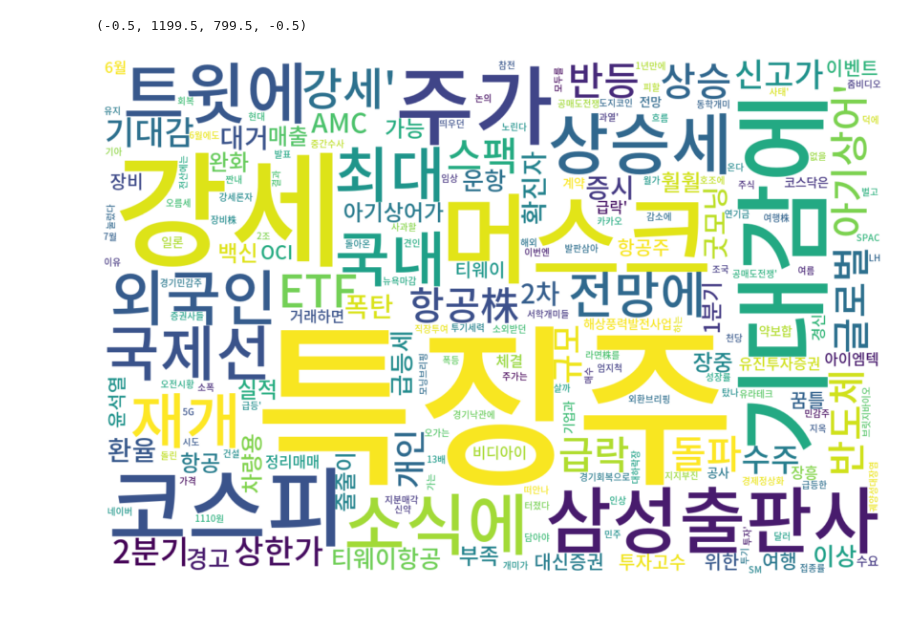
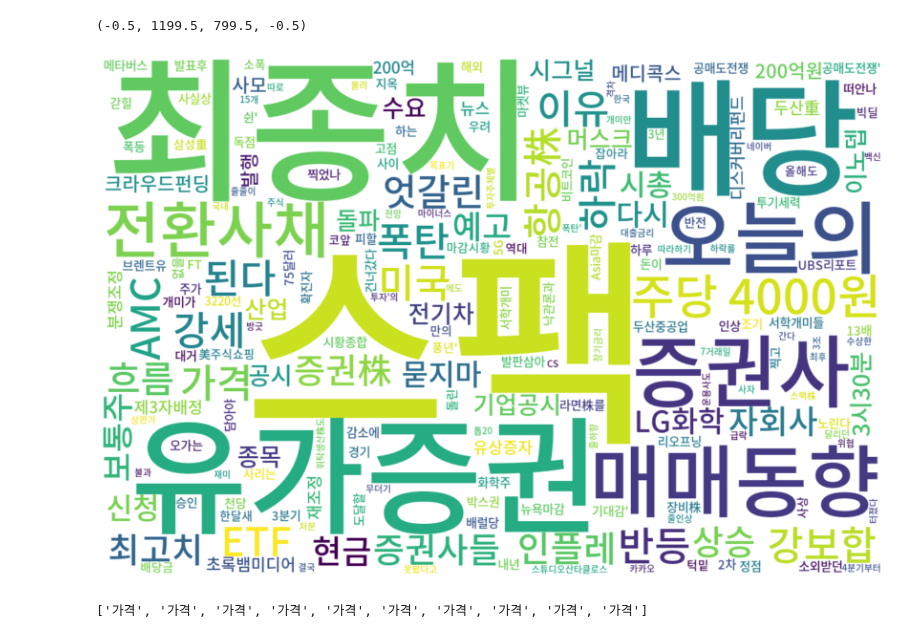
Before and after one commit to yeonghun00/stock-notes, a Jupyter notebook: News_Analysis.ipynb, the cells around one changed output. Cells and saved outputs as stored; diff of their text form; code cells hidden in the pictures.

```diff
--- a/News_Analysis.ipynb
+++ b/News_Analysis.ipynb
@@ -65,7 +61,7 @@ class News:
   # 채권 선물: 404
   # 공시 메모: 406
   # 환율: 429
-  def get_focus(self, page=1, code=403, date='1', ):
+  def get_focus(self, page=1, code=402, date='1', ):
     date = str(datetime.datetime.now().date().strftime("%Y%m%d")) if date == '1' else date
     pages = range(0,page)
     li = []
@@ -180,19 +156,20 @@ replace README? [y]es, [n]o, [A]ll, [N]one, [r]ename: n
 # %%
 from wordcloud import WordCloud
 import matplotlib.pyplot as plt
 
 text = ' '.join(df['Title'].values)
-stop_words = ['있다', '기자', '다만', '등의', '것으로']
+stop_words = ['있다', '기자', '다만', '등의', '것으로', '기대감', '기대감에', '특징주', '실적', '기대', '최대', '신영', '순매수', '상위종목', '6월', '2일', '마감', \
+              '코스닥', '규모', '기관', '외국인', '결정', '증시', '3일', '코스피', '급등', '개인', '신영증권']
 wordcloud = WordCloud(stopwords = stop_words, \
                       font_path='/usr/share/fonts/truetype/NotoSansCJKkr-Medium.otf', \
                       background_color='white', \
                       width=1200, height=800).generate(text)
 plt.figure(figsize=(18,10))
 plt.imshow(wordcloud, interpolation='bilinear')
 plt.axis("off")
 # %% [output]
 (-0.5, 1199.5, 799.5, -0.5)
-[figure, old version]
+[figure, new version]
 # %%
 # https://wikidocs.net/22530
 # 불용어 제거
@@ -219,6 +196,8 @@ def keyword_extractor(tagger, text):
     return [ keyword for keyword, freq in ranked_words ]
 # %%
 print(keyword_extractor(hannanum, df['Text'][0]))
+# %% [output]
+['가격', '가격', '가격', '가격', '가격', '가격', '가격', '가격', '가격', '가격']
 # %%
 from konlpy.tag import Twitter
 
```
Also changed, not shown: parts of 9 cells of this notebook.
